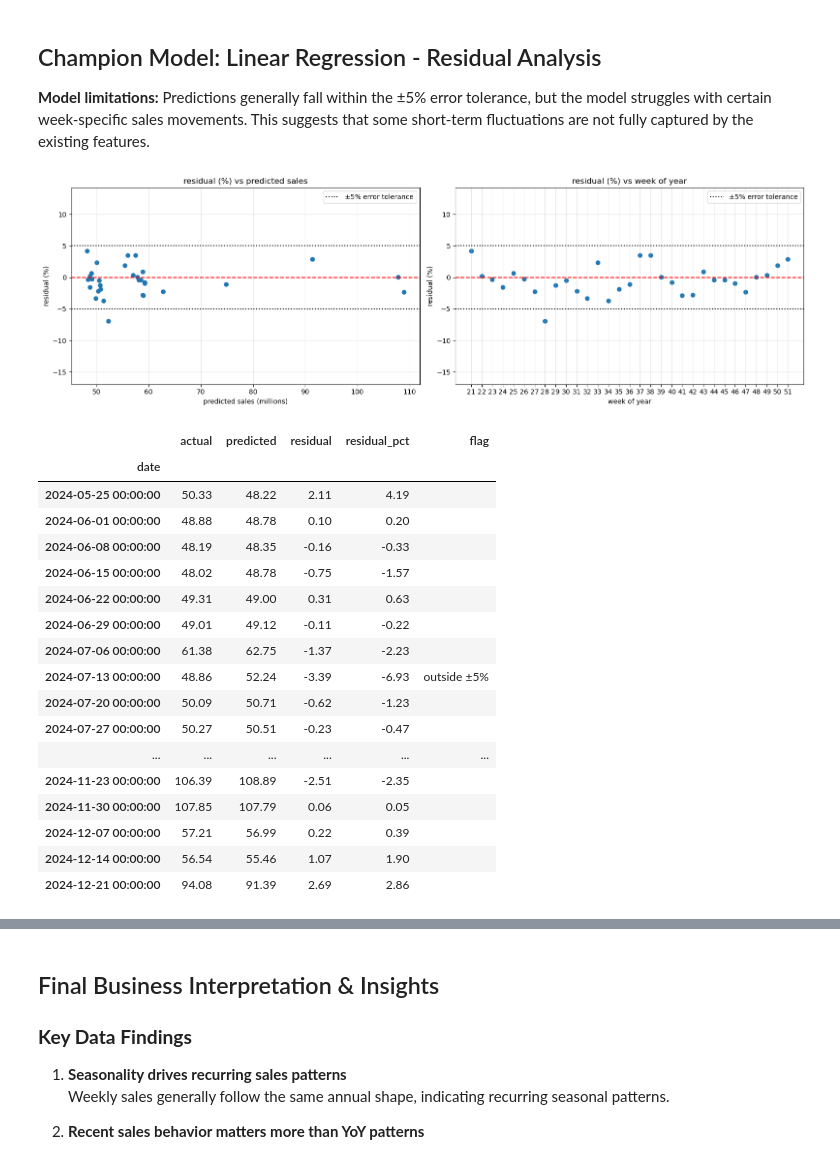
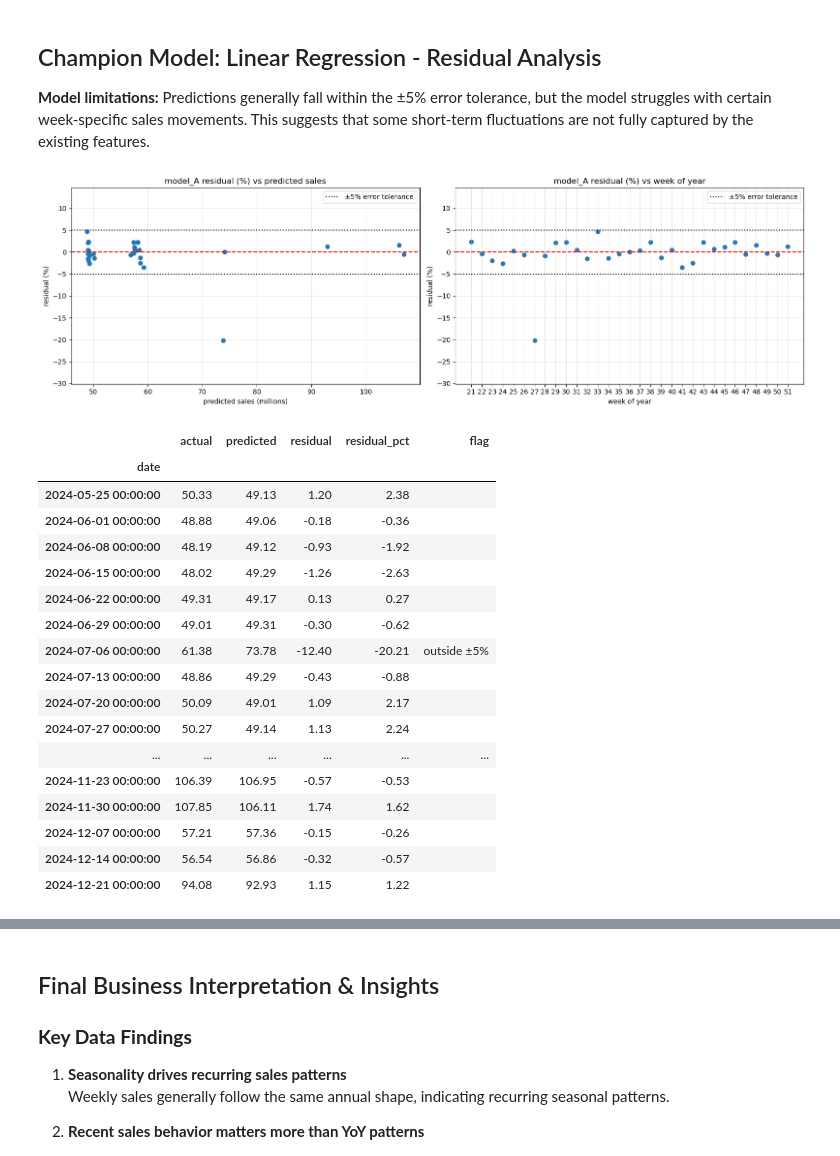
Before and after one commit to paolomags100/predictive-model-retail-sales-forecast, a Jupyter notebook: jupyter-nb/retail_sales_forecasting.ipynb, the cells around one changed output, grey strips where cells are left out. Saved outputs shown, nothing was run; the diff lists cells and outputs as text; code cells hidden in the pictures.

```diff
--- a/jupyter-nb/retail_sales_forecasting.ipynb
+++ b/jupyter-nb/retail_sales_forecasting.ipynb
@@ -935,12 +935,12 @@ Testing period: 2024-05-25 00:00:00 to 2024-12-21 00:00:00
 # %% [markdown]
 ### Model A: Linear Regression
 # %%
-# train model
-model = LinearRegression()
-model.fit(X_train, y_train)
+# train model_A
+model_A = LinearRegression()
+model_A.fit(X_train, y_train)
 
 # predict
-y_pred = model.predict(X_test)
+y_pred = model_A.predict(X_test)
 
 # combine predictions and actuals
 results = pd.DataFrame({
@@ -948,10 +948,23 @@ results = pd.DataFrame({
     'predicted': y_pred
 }, index=y_test.index)
 
+# calculate metrics
+mae = mean_absolute_error(results['actual'], results['predicted'])
+rmse = np.sqrt(mean_squared_error(results['actual'], results['predicted']))
+r2 = r2_score(results['actual'], results['predicted'])
+
+mae_pct = (mae / results['actual'].mean()) * 100
+rmse_pct = (rmse / results['actual'].mean()) * 100
+wape = (np.abs(results['actual'] - results['predicted']).sum() /
+        np.abs(results['actual']).sum()) * 100
+
 # evaluate weekly sales
-print('lr MAE:', mean_absolute_error(results['actual'], results['predicted']))
-print('lr RMSE:', np.sqrt(mean_squared_error(results['actual'], results['predicted'])))
-print('lr R2:', r2_score(results['actual'], results['predicted']))
+print('model_A MAE:', mae)
+print('model_A MAE %:', round(mae_pct, 2), '%')
+print('model_A RMSE:', rmse)
+print('model_A RMSE %:', round(rmse_pct, 2), '%')
+print('model_A WAPE:', round(wape, 2), '%')
+print('model_A R2:', r2)
 
 # plot actual vs predicted
 plt.figure(figsize=(14, 5))
@@ -964,7 +977,7 @@ plt.plot(week_numbers, results['actual'] / 1000000,
 plt.plot(week_numbers, results['predicted'] / 1000000,
          label='predicted sales', marker='o', linestyle='--')
 
-plt.title('Linear Regression: Actual vs Predicted Weekly Sales')
+plt.title('Model A (Linear Regression): Actual vs Predicted Weekly Sales')
 plt.xlabel('Week Number')
 plt.xticks(
     ticks=week_numbers,
@@ -973,11 +986,13 @@ plt.xticks(
 
 plt.ylabel('Sales (Millions)')
 plt.legend()
+
 plt.text(
     0.02, 0.95,
-    f"MAE: {mean_absolute_error(results['actual'], results['predicted']):,.0f}\n"
-    f"RMSE: {np.sqrt(mean_squared_error(results['actual'], results['predicted'])):,.0f}\n"
-    f"R2: {r2_score(results['actual'], results['predicted']):.4f}",
+    f"MAE: {mae:,.0f} ({mae_pct:.2f}%)\n"
+    f"RMSE: {rmse:,.0f} ({rmse_pct:.2f}%)\n"
+    f"WAPE: {wape:.2f}%\n"
+    f"R2: {r2:.4f}",
     transform=plt.gca().transAxes,
     verticalalignment='top',
     bbox=dict(boxstyle='round', facecolor='white', alpha=0.8)
@@ -1104,7 +1153,7 @@ axes[0].scatter(results['predicted'] / 1_000_000, results['residual_pct'])
 axes[0].axhline(0, color='red', linestyle='--')
 axes[0].axhline(5, color='black', linestyle=':', label='±5% error tolerance')
 axes[0].axhline(-5, color='black', linestyle=':')
-axes[0].set_title('residual (%) vs predicted sales')
+axes[0].set_title('model_A residual (%) vs predicted sales')
 axes[0].set_xlabel('predicted sales (millions)')
 axes[0].set_ylabel('residual (%)')
 axes[0].legend()
@@ -1121,7 +1170,7 @@ axes[1].scatter(week_numbers, results['residual_pct'])
 axes[1].axhline(0, color='red', linestyle='--')
 axes[1].axhline(5, color='black', linestyle=':', label='±5% error tolerance')
 axes[1].axhline(-5, color='black', linestyle=':')
-axes[1].set_title('residual (%) vs week of year')
+axes[1].set_title('model_A residual (%) vs week of year')
 axes[1].set_xlabel('week of year')
 axes[1].set_ylabel('residual (%)')
 axes[1].set_xticks(sorted(week_numbers.unique()))
@@ -1136,51 +1185,51 @@ plt.tight_layout()
 plt.show()
 
 # residual table
 residual_analysis = pd.DataFrame({
     'date': y_test.index,
     'actual': y_test / 1e6,
     'predicted': y_pred / 1e6
 })
 
 residual_analysis['residual'] = (
     residual_analysis['actual'] - residual_analysis['predicted']
 )
 
 residual_analysis['residual_pct'] = (
     residual_analysis['residual'] / residual_analysis['actual']
 ) * 100
 
 residual_analysis['flag'] = np.where(
     residual_analysis['residual_pct'].abs() > 5,
     'outside ±5%',
     ''
 )
 
 display(
     residual_analysis.set_index('date').style
     .format('{:.2f}', subset=['actual', 'predicted', 'residual', 'residual_pct'])
     .set_properties(**{'font-size': '9pt'})
 )
 
-print('within ±5%:', (residual_analysis['flag'] == '').sum())
-print('outside ±5%:', (residual_analysis['flag'] == 'outside ±5%').sum())
+print('model_A within ±5%:', (residual_analysis['flag'] == '').sum())
+print('model_A outside ±5%:', (residual_analysis['flag'] == 'outside ±5%').sum())
 # %% [output]
-[figure, old version]
+[figure, new version]
 |  | actual | predicted | residual | residual_pct | flag |
 | date |  |  |  |  |  |
-| 2024-05-25 00:00:00 | 50.33 | 48.22 | 2.11 | 4.19 |  |
-| 2024-06-01 00:00:00 | 48.88 | 48.78 | 0.10 | 0.20 |  |
-| 2024-06-08 00:00:00 | 48.19 | 48.35 | -0.16 | -0.33 |  |
-| 2024-06-15 00:00:00 | 48.02 | 48.78 | -0.75 | -1.57 |  |
-| 2024-06-22 00:00:00 | 49.31 | 49.00 | 0.31 | 0.63 |  |
-| 2024-06-29 00:00:00 | 49.01 | 49.12 | -0.11 | -0.22 |  |
-| 2024-07-06 00:00:00 | 61.38 | 62.75 | -1.37 | -2.23 |  |
-| 2024-07-13 00:00:00 | 48.86 | 52.24 | -3.39 | -6.93 | outside ±5% |
-| 2024-07-20 00:00:00 | 50.09 | 50.71 | -0.62 | -1.23 |  |
-| 2024-07-27 00:00:00 | 50.27 | 50.51 | -0.23 | -0.47 |  |
+| 2024-05-25 00:00:00 | 50.33 | 49.13 | 1.20 | 2.38 |  |
+| 2024-06-01 00:00:00 | 48.88 | 49.06 | -0.18 | -0.36 |  |
+| 2024-06-08 00:00:00 | 48.19 | 49.12 | -0.93 | -1.92 |  |
+| 2024-06-15 00:00:00 | 48.02 | 49.29 | -1.26 | -2.63 |  |
+| 2024-06-22 00:00:00 | 49.31 | 49.17 | 0.13 | 0.27 |  |
+| 2024-06-29 00:00:00 | 49.01 | 49.31 | -0.30 | -0.62 |  |
+| 2024-07-06 00:00:00 | 61.38 | 73.78 | -12.40 | -20.21 | outside ±5% |
+| 2024-07-13 00:00:00 | 48.86 | 49.29 | -0.43 | -0.88 |  |
+| 2024-07-20 00:00:00 | 50.09 | 49.01 | 1.09 | 2.17 |  |
+| 2024-07-27 00:00:00 | 50.27 | 49.14 | 1.13 | 2.24 |  |
 | ... | ... | ... | ... | ... | ... |
-| 2024-11-23 00:00:00 | 106.39 | 108.89 | -2.51 | -2.35 |  |
-| 2024-11-30 00:00:00 | 107.85 | 107.79 | 0.06 | 0.05 |  |
-| 2024-12-07 00:00:00 | 57.21 | 56.99 | 0.22 | 0.39 |  |
-| 2024-12-14 00:00:00 | 56.54 | 55.46 | 1.07 | 1.90 |  |
-| 2024-12-21 00:00:00 | 94.08 | 91.39 | 2.69 | 2.86 |  |
+| 2024-11-23 00:00:00 | 106.39 | 106.95 | -0.57 | -0.53 |  |
+| 2024-11-30 00:00:00 | 107.85 | 106.11 | 1.74 | 1.62 |  |
+| 2024-12-07 00:00:00 | 57.21 | 57.36 | -0.15 | -0.26 |  |
+| 2024-12-14 00:00:00 | 56.54 | 56.86 | -0.32 | -0.57 |  |
+| 2024-12-21 00:00:00 | 94.08 | 92.93 | 1.15 | 1.22 |  |
```
Also changed, not shown: parts of 6 cells of this notebook, 4 other files.
